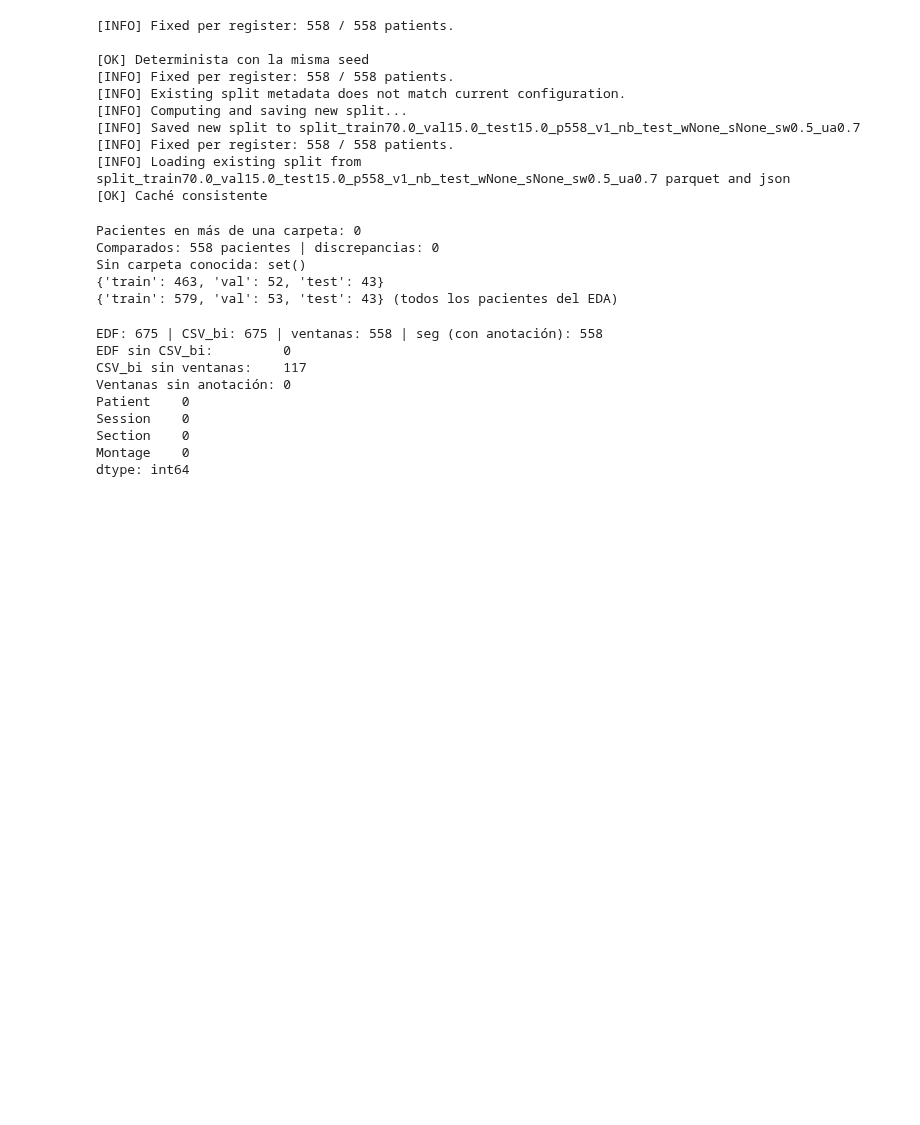
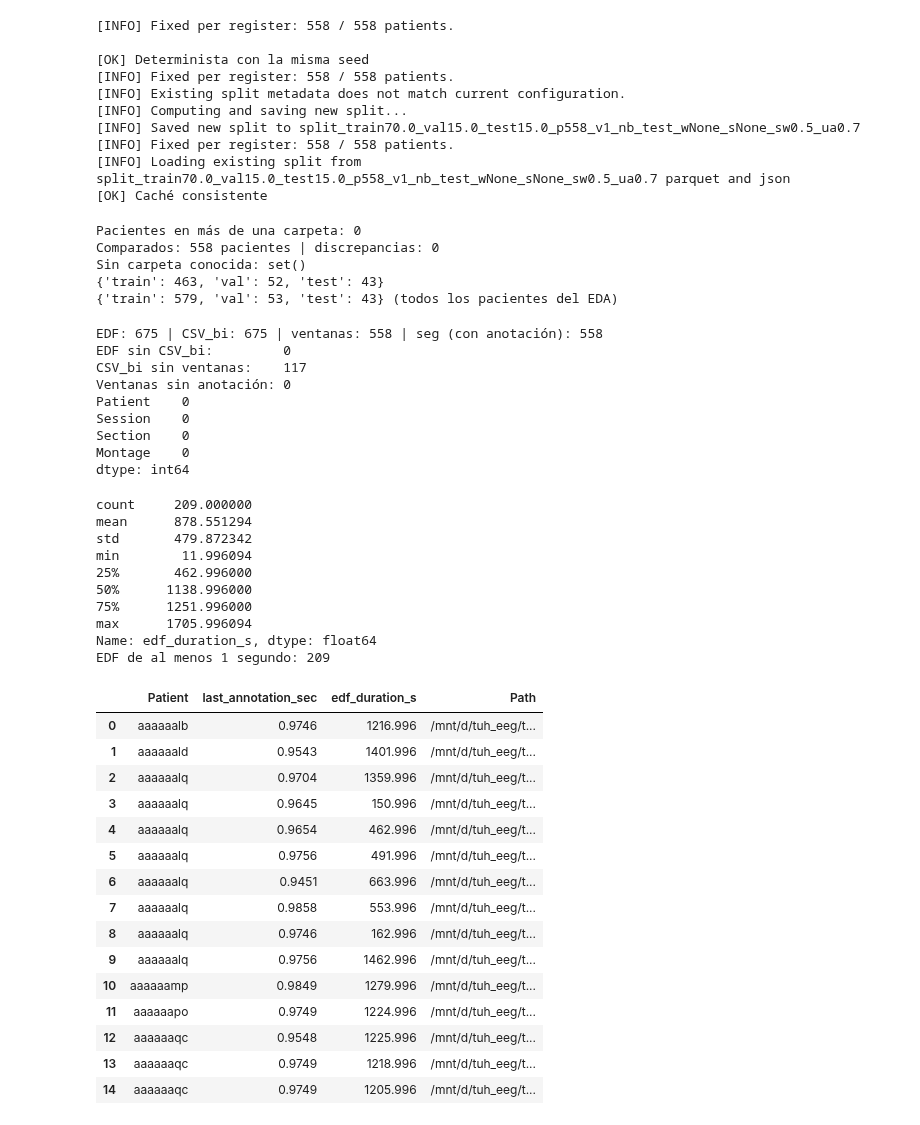
Before and after one commit to FerAndrade15/hybrid-ai-epilepsy-diagnosis, a Jupyter notebook: notebooks/eda/seizure_corpus.ipynb, the cells around one changed output. Drawn from its saved outputs; the diff is of its cells as text; code cells hidden in the pictures; blank space fills up the shorter version.

```diff
--- a/notebooks/eda/seizure_corpus.ipynb
+++ b/notebooks/eda/seizure_corpus.ipynb
@@ -1245,2 +1270,42 @@ dtype: int64
+# %%
+print(comparison["edf_duration_s"].describe())
+
+print(
+    "EDF de al menos 1 segundo:",
+    comparison["edf_duration_s"].ge(1).sum(),
+)
+
+display(
+    comparison[
+        ["Patient", "last_annotation_sec", "edf_duration_s", "Path"]
+    ].head(15)
+)
+# %% [output]
+count     209.000000
+mean      878.551294
+std       479.872342
+min        11.996094
+25%       462.996000
+50%      1138.996000
+75%      1251.996000
+max      1705.996094
+Name: edf_duration_s, dtype: float64
+EDF de al menos 1 segundo: 209
+|  | Patient | last_annotation_sec | edf_duration_s | Path |
+| 0 | aaaaaalb | 0.9746 | 1216.996 | /mnt/d/tuh_eeg/t... |
+| 1 | aaaaaald | 0.9543 | 1401.996 | /mnt/d/tuh_eeg/t... |
+| 2 | aaaaaalq | 0.9704 | 1359.996 | /mnt/d/tuh_eeg/t... |
+| 3 | aaaaaalq | 0.9645 | 150.996 | /mnt/d/tuh_eeg/t... |
+| 4 | aaaaaalq | 0.9654 | 462.996 | /mnt/d/tuh_eeg/t... |
+| 5 | aaaaaalq | 0.9756 | 491.996 | /mnt/d/tuh_eeg/t... |
+| 6 | aaaaaalq | 0.9451 | 663.996 | /mnt/d/tuh_eeg/t... |
+| 7 | aaaaaalq | 0.9858 | 553.996 | /mnt/d/tuh_eeg/t... |
+| 8 | aaaaaalq | 0.9746 | 162.996 | /mnt/d/tuh_eeg/t... |
+| 9 | aaaaaalq | 0.9756 | 1462.996 | /mnt/d/tuh_eeg/t... |
+| 10 | aaaaaamp | 0.9849 | 1279.996 | /mnt/d/tuh_eeg/t... |
+| 11 | aaaaaapo | 0.9749 | 1224.996 | /mnt/d/tuh_eeg/t... |
+| 12 | aaaaaaqc | 0.9548 | 1225.996 | /mnt/d/tuh_eeg/t... |
+| 13 | aaaaaaqc | 0.9749 | 1218.996 | /mnt/d/tuh_eeg/t... |
+| 14 | aaaaaaqc | 0.9749 | 1205.996 | /mnt/d/tuh_eeg/t... |
 # %%
 missing = set(data_sessions_corpus_df_binary["Patient"]) - set(segments_df_binary["Patient"])
```
Also changed, not shown: parts of 4 cells of this notebook, 1 other file.
